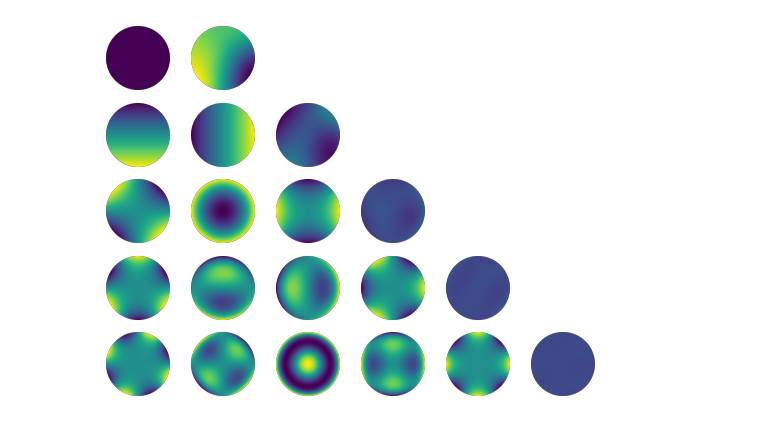
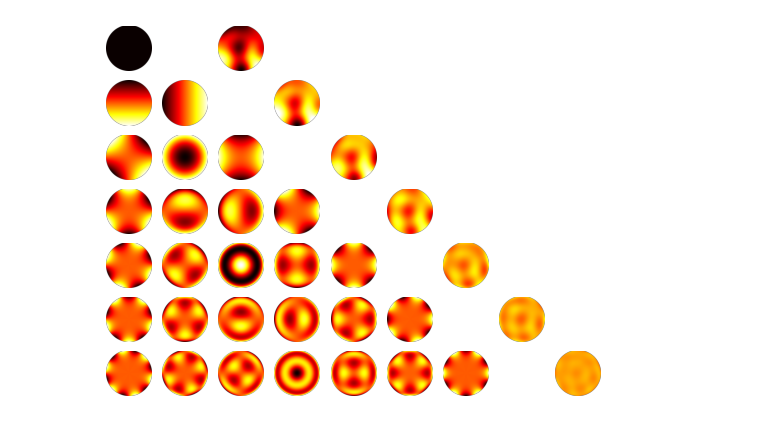
Before and after one commit to pigsboss/zernalysis, a Jupyter notebook: zernike_demo.ipynb, the cells around one changed output. Drawn from its saved outputs; the diff is of its cells as text; code cells hidden in the pictures.

```diff
--- a/zernike_demo.ipynb
+++ b/zernike_demo.ipynb
@@ -11,5 +12,6 @@ reload(demo)
 # %%
-s,w = dwt(np.random.normal(np.zeros((1024,1024)), 1.), 9)
+N=512
+s,w=dwt(np.random.normal(np.zeros((N,N)), 1.), 7)
 plt.imshow(s)
 # %% [output]
 <matplotlib.image.AxesImage at 0x...>
@@ -17,6 +19,6 @@ plt.imshow(s)
 # %%
-xgv=(np.arange(1024)+.5)/512-1.
-ygv=(np.arange(1024)+.5)/512-1.
+xgv=(np.arange(N)+.5)*2/N-1.
+ygv=(np.arange(N)+.5)*2/N-1.
 x,y=np.meshgrid(xgv,ygv)
 rho=np.sqrt(x**2.+y**2.)
 phi=np.atan2(y,x)
@@ -51,54 +35,87 @@ Text(0, 0.5, 'RMS')
 # %%
 r=np.zeros_like(s)
-fig,axs=plt.subplots(5,6)
-for i in range(5):
-    for j in range(6):
+fig,axs=plt.subplots(7,9)
+plt.set_cmap('hot')
+for i in range(7):
+    for j in range(9):
         axs[i,j].set_axis_off()
 smax=np.max(s[~msk])
 smin=np.min(s[~msk])
-z=demo.zernval(0,rho,phi)
+z=base.zval(0,rho,phi)
 axs[0,0].imshow(np.ma.array(z,mask=msk))
-_,res=demo.zerndec(s[~msk],rho[~msk],phi[~msk],N=0)
+_,res=base.zdec(s[~msk],rho[~msk],phi[~msk],N=0)
 r[~msk]=res[:]
-axs[0,1].imshow(np.ma.array(r,mask=msk))
-z=demo.zernval(1,rho,phi)
+axs[0,2].imshow(np.ma.array(r,mask=msk))
+z=base.zval(1,rho,phi)
 axs[1,0].imshow(np.ma.array(z,mask=msk))
-z=demo.zernval(2,rho,phi)
+z=base.zval(2,rho,phi)
 axs[1,1].imshow(np.ma.array(z,mask=msk))
-_,res=demo.zerndec(s[~msk],rho[~msk],phi[~msk],N=1)
+_,res=base.zdec(s[~msk],rho[~msk],phi[~msk],N=1)
 r[~msk]=res[:]
-axs[1,2].imshow(np.ma.array(r,mask=msk),norm=colors.Normalize(smin,smax))
-z=demo.zernval(3,rho,phi)
+axs[1,3].imshow(np.ma.array(r,mask=msk),norm=colors.Normalize(smin,smax))
+z=base.zval(3,rho,phi)
 axs[2,0].imshow(np.ma.array(z,mask=msk))
-z=demo.zernval(4,rho,phi)
+z=base.zval(4,rho,phi)
 axs[2,1].imshow(np.ma.array(z,mask=msk))
-z=demo.zernval(5,rho,phi)
+z=base.zval(5,rho,phi)
 axs[2,2].imshow(np.ma.array(z,mask=msk))
-_,res=demo.zerndec(s[~msk],rho[~msk],phi[~msk],N=2)
+_,res=base.zdec(s[~msk],rho[~msk],phi[~msk],N=2)
 r[~msk]=res[:]
-axs[2,3].imshow(np.ma.array(r,mask=msk),norm=colors.Normalize(smin,smax))
-z=demo.zernval(6,rho,phi)
+axs[2,4].imshow(np.ma.array(r,mask=msk),norm=colors.Normalize(smin,smax))
+z=base.zval(6,rho,phi)
 axs[3,0].imshow(np.ma.array(z,mask=msk))
-z=demo.zernval(7,rho,phi)
+z=base.zval(7,rho,phi)
 axs[3,1].imshow(np.ma.array(z,mask=msk))
-z=demo.zernval(8,rho,phi)
+z=base.zval(8,rho,phi)
 axs[3,2].imshow(np.ma.array(z,mask=msk))
-z=demo.zernval(9,rho,phi)
+z=base.zval(9,rho,phi)
 axs[3,3].imshow(np.ma.array(z,mask=msk))
-_,res=demo.zerndec(s[~msk],rho[~msk],phi[~msk],N=3)
+_,res=base.zdec(s[~msk],rho[~msk],phi[~msk],N=3)
 r[~msk]=res[:]
-axs[3,4].imshow(np.ma.array(r,mask=msk),norm=colors.Normalize(smin,smax))
-z=demo.zernval(10,rho,phi)
+axs[3,5].imshow(np.ma.array(r,mask=msk),norm=colors.Normalize(smin,smax))
+z=base.zval(10,rho,phi)
 axs[4,0].imshow(np.ma.array(z,mask=msk))
-z=demo.zernval(11,rho,phi)
+z=base.zval(11,rho,phi)
 axs[4,1].imshow(np.ma.array(z,mask=msk))
-z=demo.zernval(12,rho,phi)
+z=base.zval(12,rho,phi)
 axs[4,2].imshow(np.ma.array(z,mask=msk))
-z=demo.zernval(13,rho,phi)
+z=base.zval(13,rho,phi)
 axs[4,3].imshow(np.ma.array(z,mask=msk))
-z=demo.zernval(14,rho,phi)
+z=base.zval(14,rho,phi)
 axs[4,4].imshow(np.ma.array(z,mask=msk))
-_,res=demo.zerndec(s[~msk],rho[~msk],phi[~msk],N=4)
+_,res=base.zdec(s[~msk],rho[~msk],phi[~msk],N=4)
 r[~msk]=res[:]
-axs[4,5].imshow(np.ma.array(r,mask=msk),norm=colors.Normalize(smin,smax))
+axs[4,6].imshow(np.ma.array(r,mask=msk),norm=colors.Normalize(smin,smax))
+z=base.zval(15,rho,phi)
+axs[5,0].imshow(np.ma.array(z,mask=msk))
+z=base.zval(16,rho,phi)
+axs[5,1].imshow(np.ma.array(z,mask=msk))
+z=base.zval(17,rho,phi)
+axs[5,2].imshow(np.ma.array(z,mask=msk))
+z=base.zval(18,rho,phi)
+axs[5,3].imshow(np.ma.array(z,mask=msk))
+z=base.zval(19,rho,phi)
+axs[5,4].imshow(np.ma.array(z,mask=msk))
+z=base.zval(20,rho,phi)
+axs[5,5].imshow(np.ma.array(z,mask=msk))
+_,res=base.zdec(s[~msk],rho[~msk],phi[~msk],N=5)
+r[~msk]=res[:]
+axs[5,7].imshow(np.ma.array(r,mask=msk),norm=colors.Normalize(smin,smax))
+z=base.zval(21,rho,phi)
+axs[6,0].imshow(np.ma.array(z,mask=msk))
+z=base.zval(22,rho,phi)
+axs[6,1].imshow(np.ma.array(z,mask=msk))
+z=base.zval(23,rho,phi)
+axs[6,2].imshow(np.ma.array(z,mask=msk))
+z=base.zval(24,rho,phi)
+axs[6,3].imshow(np.ma.array(z,mask=msk))
+z=base.zval(25,rho,phi)
+axs[6,4].imshow(np.ma.array(z,mask=msk))
+z=base.zval(26,rho,phi)
+axs[6,5].imshow(np.ma.array(z,mask=msk))
+z=base.zval(27,rho,phi)
+axs[6,6].imshow(np.ma.array(z,mask=msk))
+_,res=base.zdec(s[~msk],rho[~msk],phi[~msk],N=6)
+r[~msk]=res[:]
+axs[6,8].imshow(np.ma.array(r,mask=msk),norm=colors.Normalize(smin,smax))
 # %% [output]
@@ -123 +123 @@ residual: [0.00013864]
-[figure, old version]
+[figure, new version]
```
Also changed, not shown: parts of 5 cells of this notebook.
